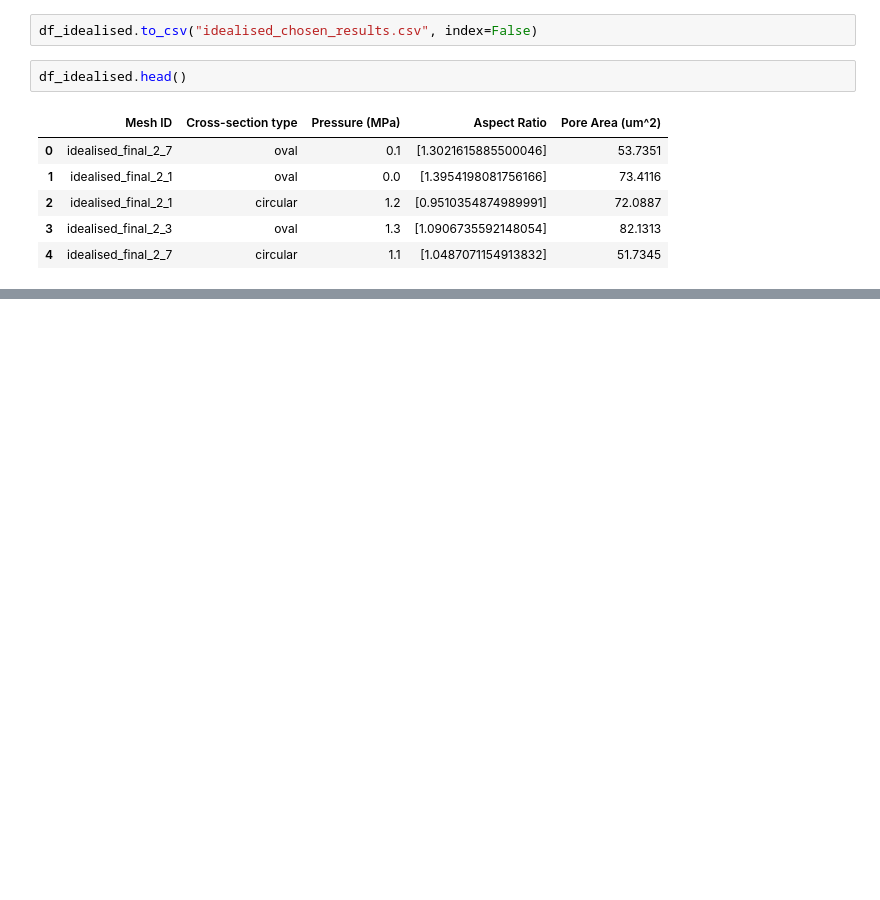
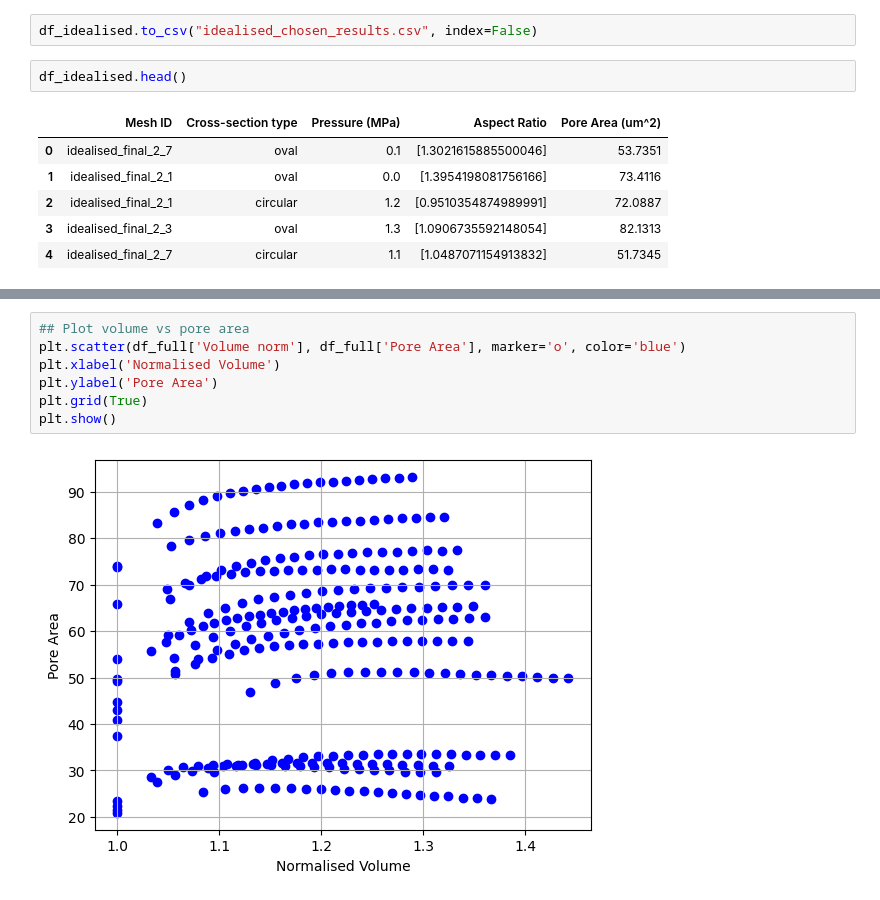
Before and after one commit to mtomtom/onion-stomatal-geometry, a Jupyter notebook: output/single_mesh_pipeline.ipynb, the cells around one changed output, grey strips where cells are left out. Drawn from its saved outputs; the diff is of its cells as text; blank space fills up the shorter version.

```diff
--- a/output/single_mesh_pipeline.ipynb
+++ b/output/single_mesh_pipeline.ipynb
@@ -396,0 +513,9 @@ idealised_results
+# %%
+## Plot volume vs pore area
+plt.scatter(df_full['Volume norm'], df_full['Pore Area'], marker='o', color='blue')
+plt.xlabel('Normalised Volume')
+plt.ylabel('Pore Area')
+plt.grid(True)
+plt.show()
+# %% [output]
+[figure, added]
```
Also changed, not shown: parts of 6 cells of this notebook.
